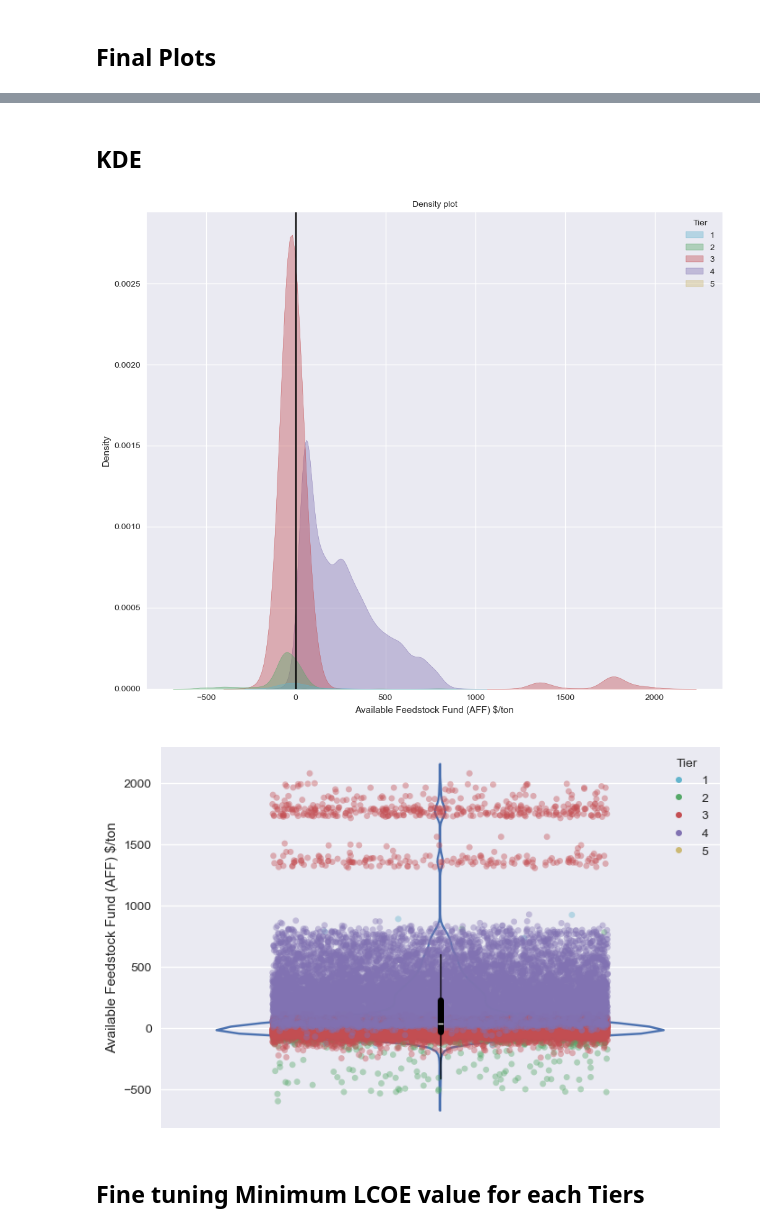
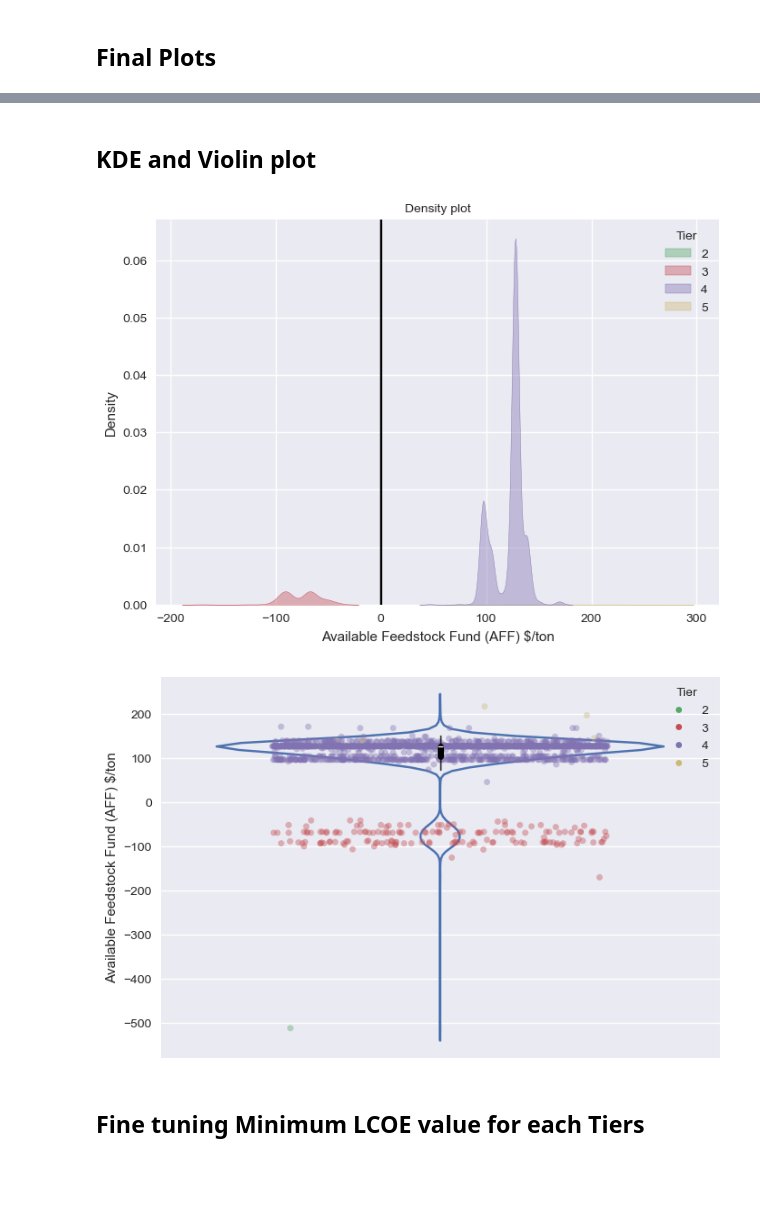
Before and after one commit to GEP-Bioenergy/gep_bio, a Jupyter notebook: GEP_bio_analysis.ipynb, the cells around one changed output, grey strips where cells are left out. Drawn from its saved outputs; the diff is of its cells as text; code cells hidden in the pictures; blank space fills up the shorter version.

```diff
--- a/GEP_bio_analysis.ipynb
+++ b/GEP_bio_analysis.ipynb
@@ -517,7 +334,0 @@ dp4_df
-# %%
-## Plot using the duplicates
-plt.rcParams['figure.figsize'] = [12, 10]
-plt.rcParams['figure.dpi'] = 100
-dp4_df = dp4_df.reset_index(drop=True)
-pivot_df = dp4_df.pivot(index=['id','Tier', 'Admin1'], columns='scenario', values='Ft_PerTonRes').fillna(0)
-dp4_df.pivot(index=['id','Tier','Admin1'], columns='scenario', values='Ft_PerTonRes').fillna(0)
@@ -928,2 +395,2 @@ plt.show()
 # %% [markdown]
-## KDE
+## KDE and Violin plot
@@ -946,22 +397,22 @@ plt.show()
 # %%
 #  Using the final results df
 
-df = pd.read_csv('final-results1.csv')
+df = pd.read_csv('results/combined-scenario-results.csv')
 with sns.axes_style("darkgrid"):
     ax = sns.kdeplot(df,x='Ft_PerTonRes', hue='Tier' ,fill=True, alpha=0.4, palette=palette)
     ax.axvline(0, c='black', ls='-')
     # ax.axhline(0, c='black', ls='--')
 
 plt.title('Density plot', fontsize=10)
 ax.set(xlabel='Available Feedstock Fund (AFF) $/ton')
 plt.show()
 # %% [output]
-[figure, old version]
+[figure, new version]
 # %%
 # Box Plot
-df = pd.read_csv('final-results1.csv')
+df = pd.read_csv('results/combined-scenario-results.csv')
 
-plt.style.use('seaborn-v0_8')
+plt.style.use('seaborn')
 
 palette ={1: "C5", 2: "C1", 3: "C2", 4: "C3", 5: "C4"}
 
@@ -987,12 +438,12 @@ ax = sns.stripplot(y='Ft_PerTonRes', hue='Tier', data=df,
 handles, labels = ax.get_legend_handles_labels()
 leg = ax.legend(handles, labels, loc='upper right', title='Tier',framealpha=0.9)
 
-for handle in leg.legend_handles:
+for handle in leg.legendHandles:
             handle.set_alpha(1.0)
 
 plt.show()
 # %% [output]
-[figure, old version]
+[figure, new version]
 # %% [markdown]
 ## Fine tuning Minimum LCOE value for each Tiers
 # %%
```
Also changed, not shown: parts of 64 cells of this notebook, 4 other files.
